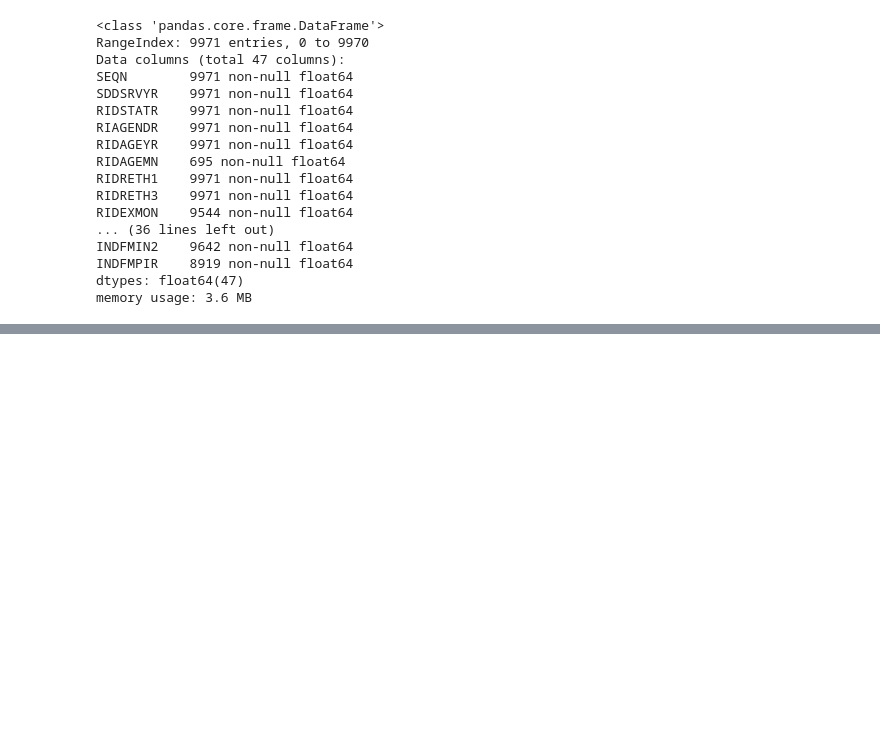
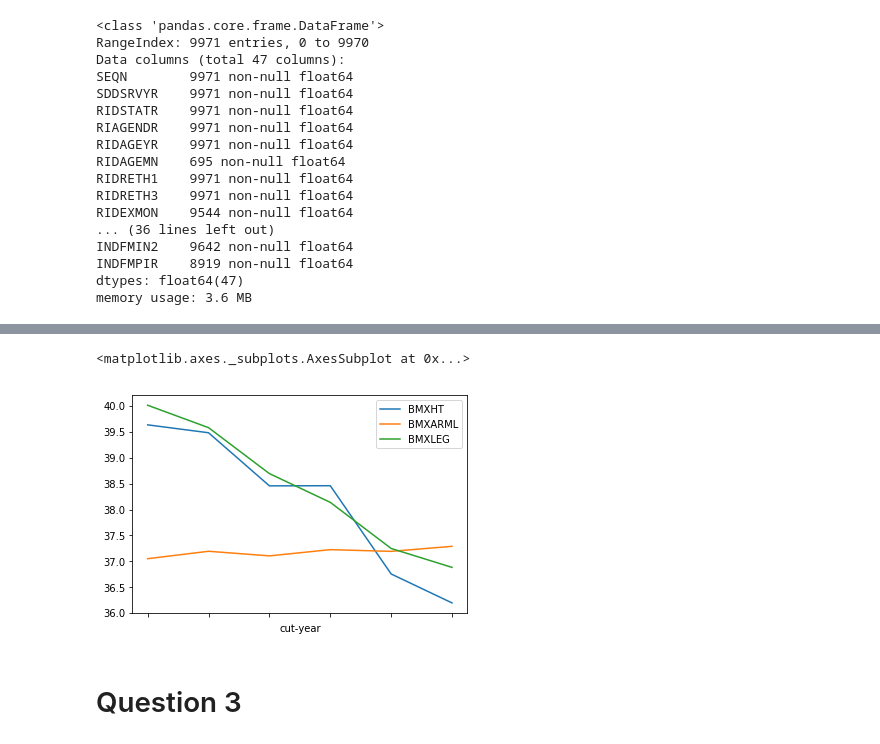
Before and after one commit to joygraciacia/2019-sp-stats131, a Jupyter notebook: midterm_sandbox.ipynb, the cells around one changed output, grey strips where cells are left out. Saved outputs shown, nothing was run; the diff lists cells and outputs as text; code cells hidden in the pictures; blank space fills up the shorter version.

```diff
--- a/midterm_sandbox.ipynb
+++ b/midterm_sandbox.ipynb
@@ -242,0 +279,21 @@ TypeError: Could not operate 20000 with block values ufunc 'bitwise_and' not sup
+# %%
+values=merged.groupby('cut-year')['BMXHT','BMXARML','BMXLEG'].mean()
+# %%
+x=values.index
+y=values['BMXHT']
+values['BMXHT']=values['BMXHT']-128
+values.plot()
+#plt.xlabel("Age Decade")
+#plt.ylabel("Mean Measurement")
+#plt.plot(x,y)
+#plt.plot(values.index,merged['BMXARML'])
+#plt.plot(values.index,merged['BMXLEG'])
+
+#values.index
+#values['BMXHT']
+#merged['cut-year']
+# %% [output]
+<matplotlib.axes._subplots.AxesSubplot at 0x...>
+[figure, added]
+# %% [markdown]
+# Question 3
```
Also changed, not shown: parts of 35 cells of this notebook, 9 other files.
